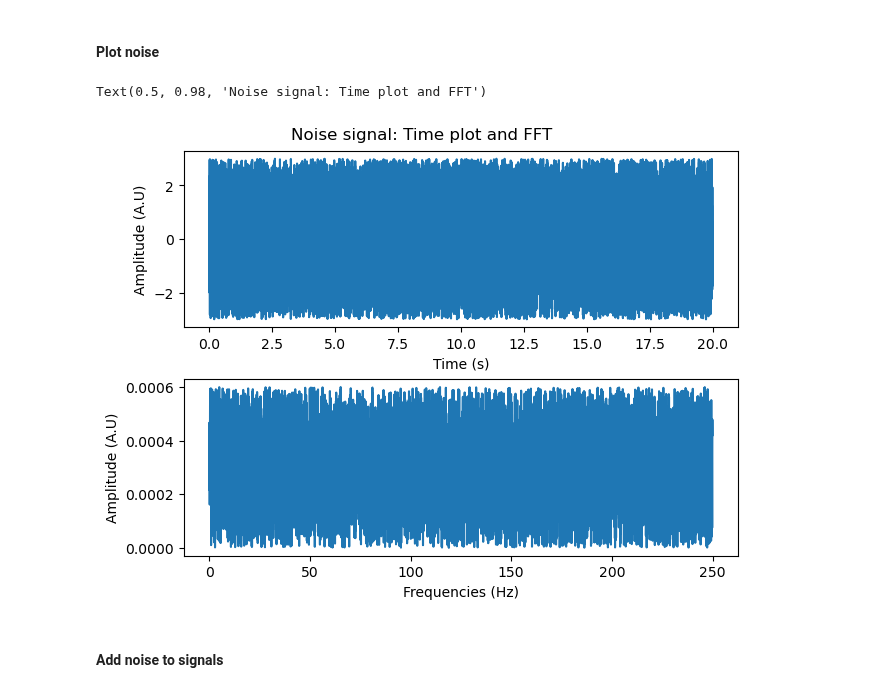
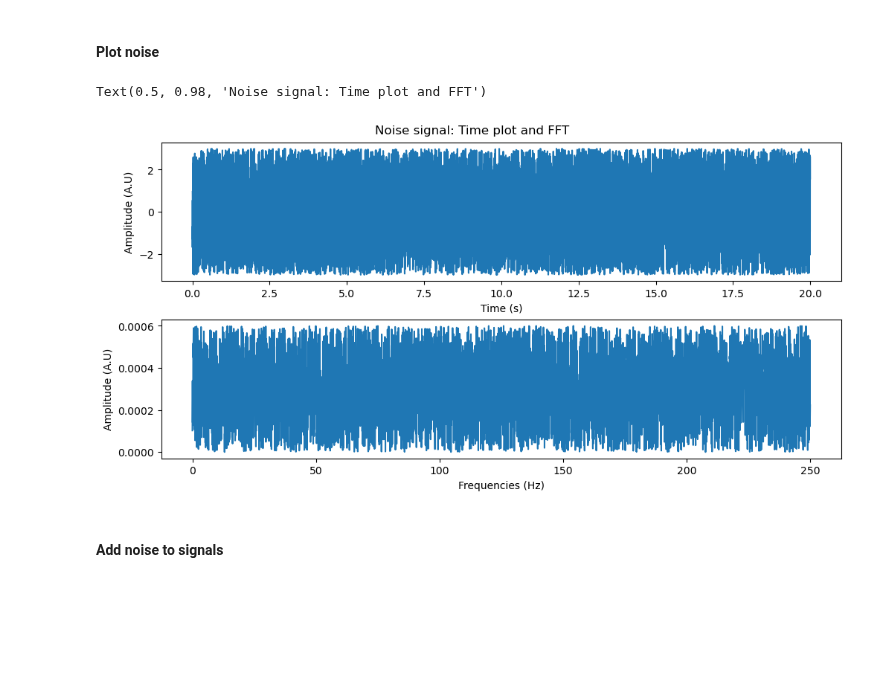
Before and after one commit to iwissemben/Stage_Signal_Physio, a Jupyter notebook: SRC/ERSP_artificial.ipynb, the cells around one changed output. Saved outputs shown, nothing was run; the diff lists cells and outputs as text; code cells hidden in the pictures; blank space fills up the shorter version.

```diff
--- a/SRC/ERSP_artificial.ipynb
+++ b/SRC/ERSP_artificial.ipynb
@@ -126,18 +113,18 @@ noise_fftfreqs,noise_fft_magnitudes=fft_compute_on_single_channel2(signal=noise,
 # %% [markdown]
 #### Plot noise <a   name="noiseplot"></a>
 # %%
-figure,axis=plt.subplots(2,num=1,layout="constrained")
+figure,axis=plt.subplots(2,num=1,figsize=(10,5),layout="constrained")
 axis[0].plot(times,noise)
 axis[0].set_ylabel("Amplitude (A.U)")
 axis[0].set_xlabel("Time (s)")
 
 axis[1].plot(noise_fftfreqs,noise_fft_magnitudes)
 axis[1].set_ylabel("Amplitude (A.U)")
 axis[1].set_xlabel("Frequencies (Hz)")
 figure.suptitle("Noise signal: Time plot and FFT")
 # %% [output]
 Text(0.5, 0.98, 'Noise signal: Time plot and FFT')
-[figure, old version]
+[figure, new version]
 # %% [markdown]
 #### Add noise to signals <a   name="addnoise"></a>
 # %%
```
Also changed, not shown: parts of 32 cells of this notebook.
